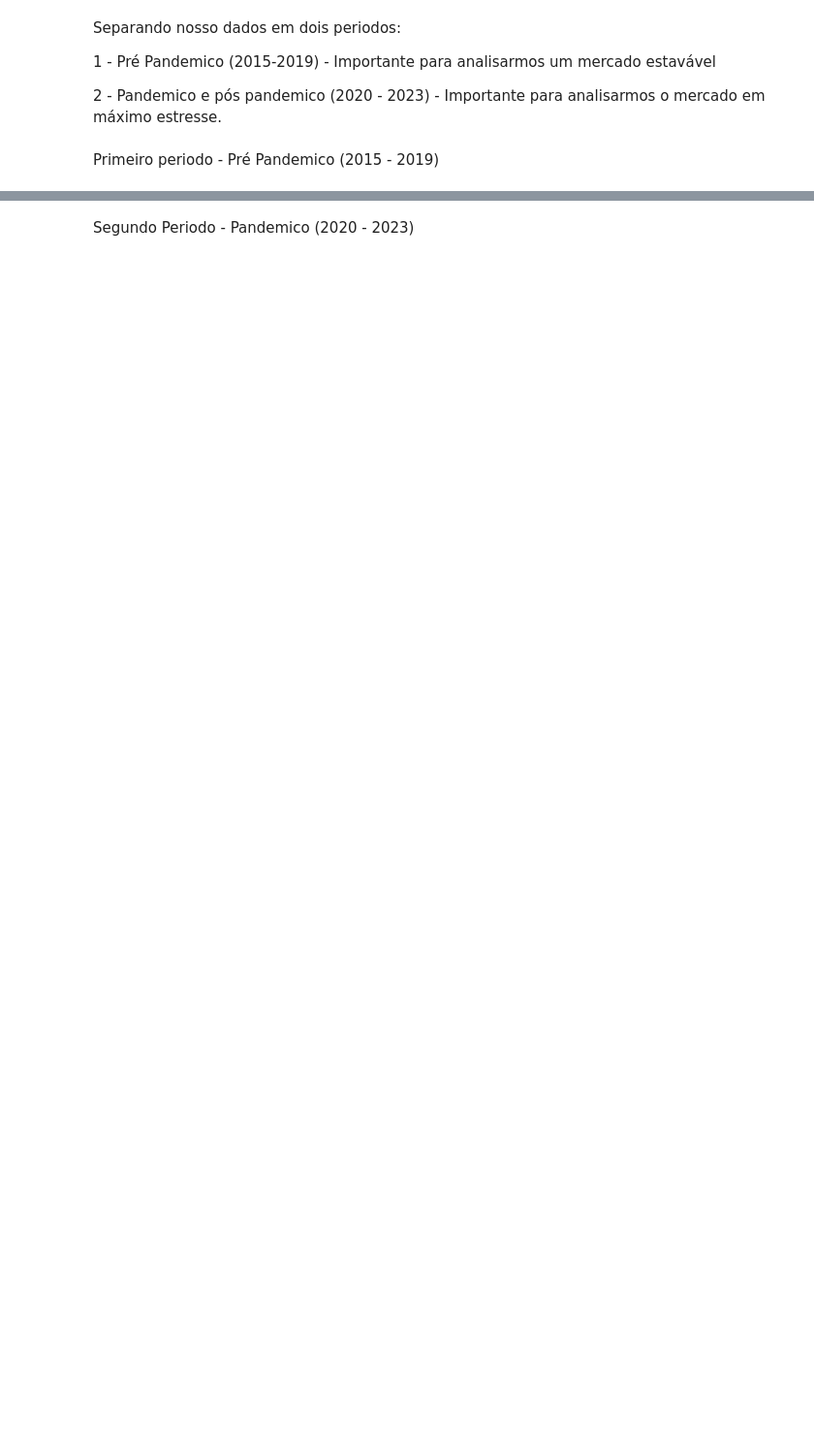
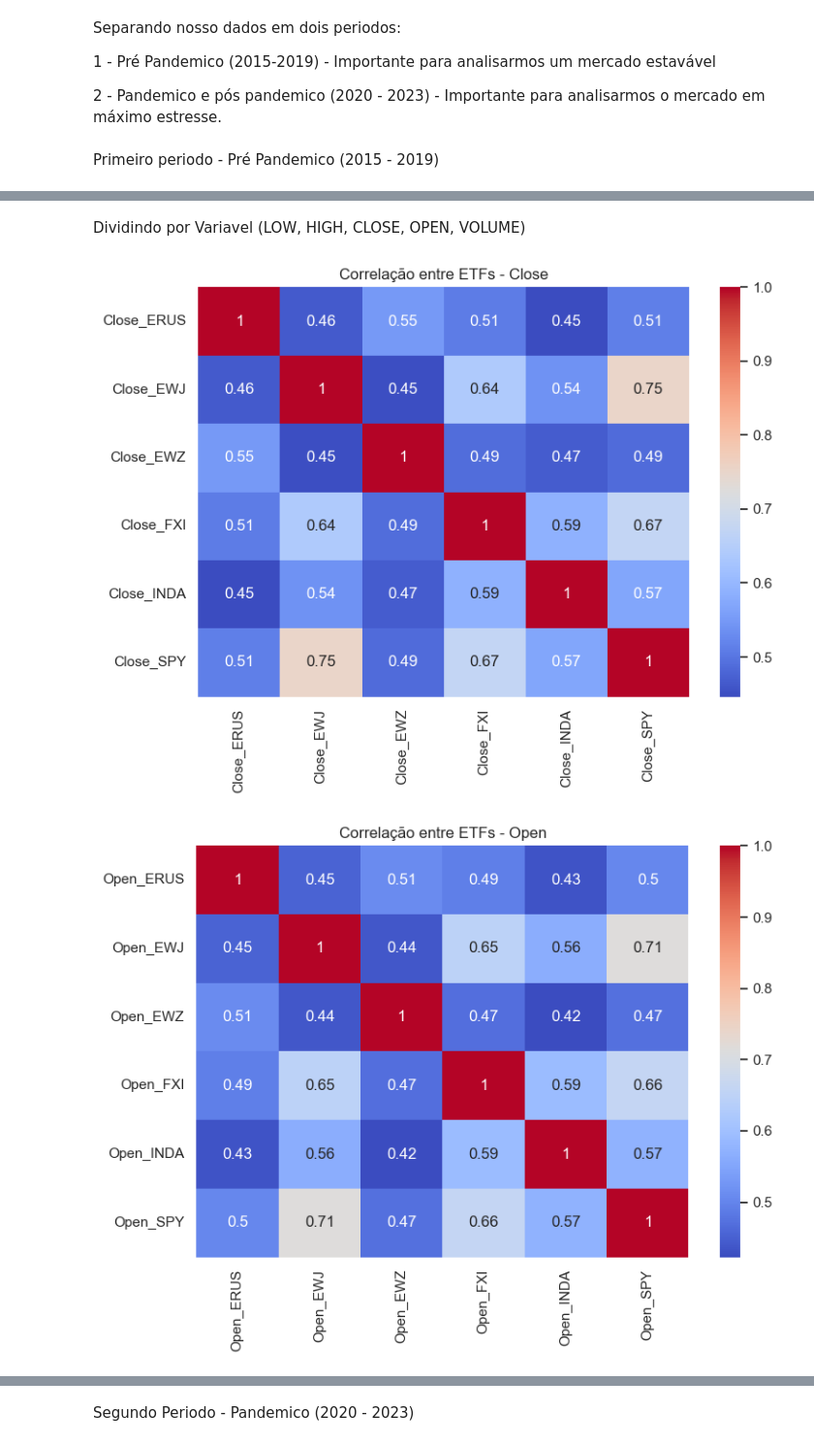
Before and after one commit to PatrickGomesFea-Dev/Dados_projeto_entrada, a Jupyter notebook: Dados_replicação_artigo.ipynb, the cells around one changed output, grey strips where cells are left out. Shown at 97% size. Drawn from its saved outputs; the diff is of its cells as text; code cells hidden in the pictures; blank space fills up the shorter version.

```diff
--- a/Dados_replicação_artigo.ipynb
+++ b/Dados_replicação_artigo.ipynb
@@ -26,9 +33,20 @@ data.columns = [f"{col[0]}_{col[1]}" for col in data.columns]
 #Acertando datas
 data.index = pd.to_datetime(data.index)
 
+# Facilitando o intendimento dos indices
+Paises = {
+    'AdjClose_EWZ': 'AdjClose_EWZ_Brasil',
+    'AdjClose_EWJ': 'AdjClose_EWJ_Japão',
+    'AdjClose_ERUS': 'AdjClose_ERUS_Rússia',
+    'AdjClose_INDA': 'AdjClose_INDA_Índia',
+    'AdjClose_FXI': 'AdjClose_FXI_China',
+    'AdjClose_SPY': 'AdjClose_SPY_EUA'
+}
+
+data.rename(columns = Paises , inplace = True)
+
 # Reenomeando para facilitação (Acredito que ajudará)
 data.rename(columns=lambda x: x.replace("Adj Close", "AdjClose"), inplace=True)
 
-print(data.columns)
 
 display(data)
@@ -57,0 +57,12 @@ Index(['Close_ERUS', 'Close_EWJ', 'Close_EWZ', 'Close_FXI', 'Close_INDA',
+# %%
+#Todas variaves - Heatmap
+
+returns = data.pct_change().dropna()  # Calcula a variação percentual diária de cada variavel (coluna) - Retornos Diários
+
+#display(returns)
+
+
+plt.figure(figsize=(10, 6))
+sns.heatmap(returns.corr(), cmap='coolwarm')
+plt.title('Correlação entre os ETFs')
+plt.show()
@@ -57,0 +75,14 @@ Index(['Close_ERUS', 'Close_EWJ', 'Close_EWZ', 'Close_FXI', 'Close_INDA',
+# %% [markdown]
+Dividindo por Variavel (LOW, HIGH, CLOSE, OPEN, VOLUME)
+# %%
+for tipo in ['Close', 'Open', 'High', 'Low', 'Volume']:
+    subset = data.filter(like=tipo)
+    returns = subset.pct_change().dropna()
+    plt.figure(figsize=(8, 6))
+    sns.heatmap(returns.corr(), annot=True, cmap='coolwarm')
+    plt.title(f'Correlação entre ETFs - {tipo}')
+    plt.tight_layout()
+    plt.show()
+# %% [output]
+[figure, added]
+[figure, added]
```
Also changed, not shown: parts of 9 cells of this notebook.
